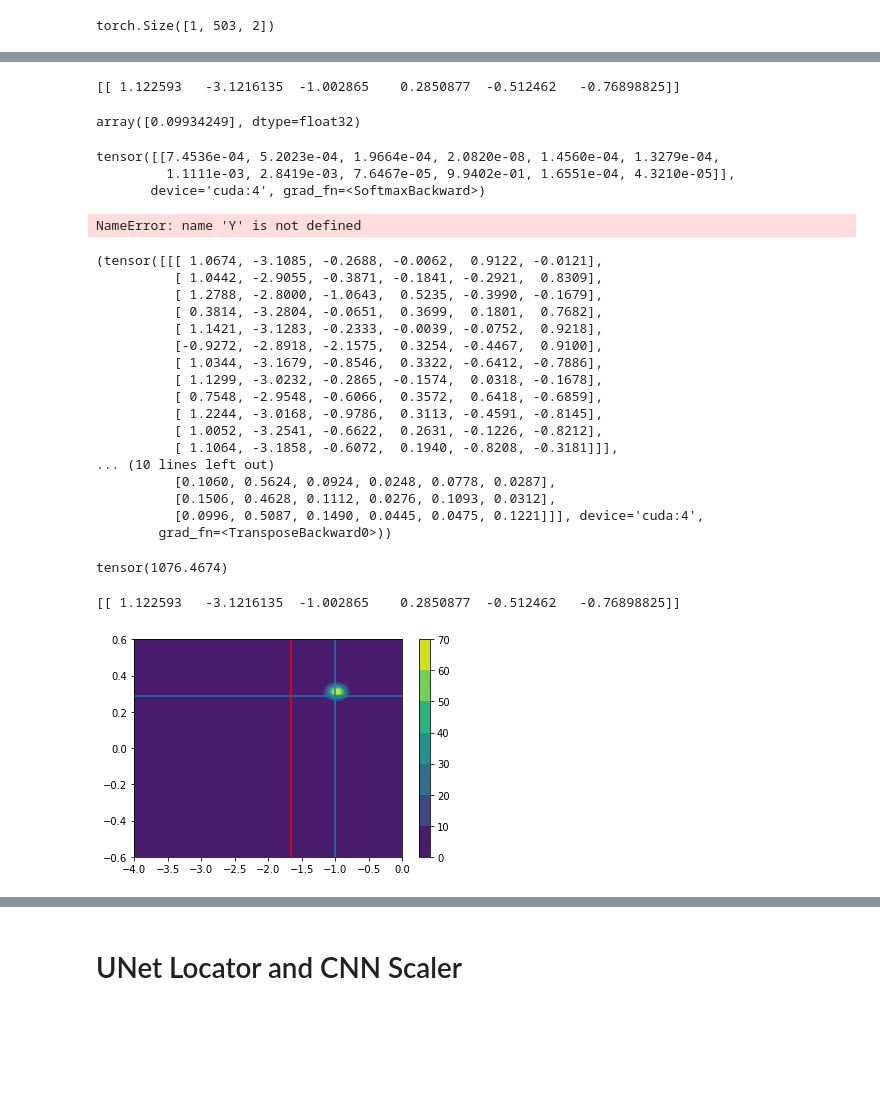
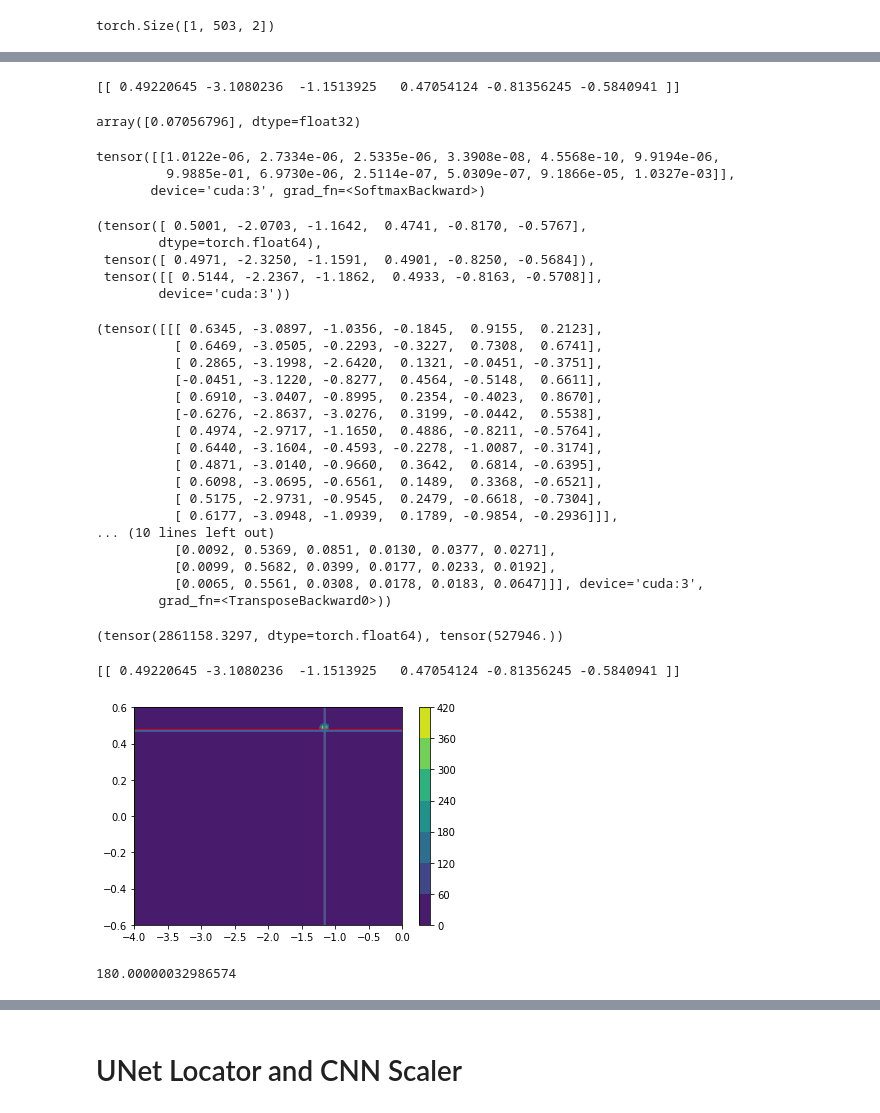
Before and after one commit to haimengzhao/magic-microlensing, a Jupyter notebook: analysis.ipynb, the cells around one changed output, grey strips where cells are left out. Cells and saved outputs as stored; diff of their text form; code cells hidden in the pictures; blank space fills up the shorter version.

```diff
--- a/analysis.ipynb
+++ b/analysis.ipynb
@@ -5,13 +5,20 @@ import matplotlib.pyplot as plt
 %matplotlib inline
 import h5py
 # %%
-with h5py.File('/work/hmzhao/irregular-lc/roman-0-8dof-located-logsig.h5', mode='r') as dataset_file:
+with h5py.File('/work/hmzhao/irregular-lc/roman-1-8dof-located-logsig.h5', mode='r') as dataset_file:
     Y = torch.tensor(dataset_file['Y'][...])
     X_even = torch.tensor(dataset_file['X_even'][...])
     X_rand = torch.tensor(dataset_file['X_random'][...])
 
 # preprocess
 nanind = torch.where(~torch.isnan(X_even[:, 0, 1]))[0]
+Y = Y[nanind]
+
+# discard uncertainty bar
+X_even = X_even[nanind]
+X_rand = X_rand[nanind]
+# preprocess
+nanind = torch.where(~torch.isnan(X_rand[:, 0, 1]))[0]
 Y = Y[nanind]
 
 # discard uncertainty bar
@@ -179,9 +182,9 @@ from model.cde_mdn import CDE_MDN
 import torchcde
 import os
 
-device = torch.device("cuda:4" if torch.cuda.is_available() else "cpu")
+device = torch.device("cuda:3" if torch.cuda.is_available() else "cpu")
 
-checkpt = torch.load('/work/hmzhao/experiments/cde_mdn/experiment_00.ckpt', map_location='cpu')
+checkpt = torch.load('/work/hmzhao/experiments/cde_mdn/experiment_0.ckpt', map_location='cpu')
 ckpt_args = checkpt['args']
 state_dict = checkpt['state_dict']
 
@@ -278,11 +286,11 @@ pi, normal = model(train_coeffs[[num]].float().to(device))
 sample = model.sample(pi, normal).cpu().numpy()
 print(sample)
 # %% [output]
-[[ 1.122593   -3.1216135  -1.002865    0.2850877  -0.512462   -0.76898825]]
+[[ 0.49220645 -3.1080236  -1.1513925   0.47054124 -0.81356245 -0.5840941 ]]
 # %%
 10**sample[:, 2]
 # %% [output]
-array([0.09934249], dtype=float32)
+array([0.07056796], dtype=float32)
 # %%
 from tqdm.notebook import tqdm
 # qsnormal = torch.distributions.Normal(normal.loc[:, :, [0, 3]], normal.scale[:, :, [0, 3]])
@@ -297,54 +305,59 @@ for i in tqdm(range(10000)):
 # %%
 pi.probs
 # %% [output]
-tensor([[7.4536e-04, 5.2023e-04, 1.9664e-04, 2.0820e-08, 1.4560e-04, 1.3279e-04,
-         1.1111e-03, 2.8419e-03, 7.6467e-05, 9.9402e-01, 1.6551e-04, 4.3210e-05]],
-       device='cuda:4', grad_fn=<SoftmaxBackward>)
+tensor([[1.0122e-06, 2.7334e-06, 2.5335e-06, 3.3908e-08, 4.5568e-10, 9.9194e-06,
+         9.9885e-01, 6.9730e-06, 2.5114e-07, 5.0309e-07, 9.1866e-05, 1.0327e-03]],
+       device='cuda:3', grad_fn=<SoftmaxBackward>)
 # %%
 Y[num], pred[num], model.sample(pi, normal)
 # %% [output]
-NameError: name 'Y' is not defined
+(tensor([ 0.5001, -2.0703, -1.1642,  0.4741, -0.8170, -0.5767],
+        dtype=torch.float64),
+ tensor([ 0.4971, -2.3250, -1.1591,  0.4901, -0.8250, -0.5684]),
+ tensor([[ 0.5144, -2.2367, -1.1862,  0.4933, -0.8163, -0.5708]],
+        device='cuda:3'))
 # %%
 normal.loc, normal.scale
 # %% [output]
-(tensor([[[ 1.0674, -3.1085, -0.2688, -0.0062,  0.9122, -0.0121],
-          [ 1.0442, -2.9055, -0.3871, -0.1841, -0.2921,  0.8309],
-          [ 1.2788, -2.8000, -1.0643,  0.5235, -0.3990, -0.1679],
-          [ 0.3814, -3.2804, -0.0651,  0.3699,  0.1801,  0.7682],
-          [ 1.1421, -3.1283, -0.2333, -0.0039, -0.0752,  0.9218],
-          [-0.9272, -2.8918, -2.1575,  0.3254, -0.4467,  0.9100],
-          [ 1.0344, -3.1679, -0.8546,  0.3322, -0.6412, -0.7886],
-          [ 1.1299, -3.0232, -0.2865, -0.1574,  0.0318, -0.1678],
-          [ 0.7548, -2.9548, -0.6066,  0.3572,  0.6418, -0.6859],
-          [ 1.2244, -3.0168, -0.9786,  0.3113, -0.4591, -0.8145],
-          [ 1.0052, -3.2541, -0.6622,  0.2631, -0.1226, -0.8212],
-          [ 1.1064, -3.1858, -0.6072,  0.1940, -0.8208, -0.3181]]],
+(tensor([[[ 0.6345, -3.0897, -1.0356, -0.1845,  0.9155,  0.2123],
+          [ 0.6469, -3.0505, -0.2293, -0.3227,  0.7308,  0.6741],
+          [ 0.2865, -3.1998, -2.6420,  0.1321, -0.0451, -0.3751],
+          [-0.0451, -3.1220, -0.8277,  0.4564, -0.5148,  0.6611],
+          [ 0.6910, -3.0407, -0.8995,  0.2354, -0.4023,  0.8670],
+          [-0.6276, -2.8637, -3.0276,  0.3199, -0.0442,  0.5538],
+          [ 0.4974, -2.9717, -1.1650,  0.4886, -0.8211, -0.5764],
+          [ 0.6440, -3.1604, -0.4593, -0.2278, -1.0087, -0.3174],
+          [ 0.4871, -3.0140, -0.9660,  0.3642,  0.6814, -0.6395],
+          [ 0.6098, -3.0695, -0.6561,  0.1489,  0.3368, -0.6521],
+          [ 0.5175, -2.9731, -0.9545,  0.2479, -0.6618, -0.7304],
+          [ 0.6177, -3.0948, -1.0939,  0.1789, -0.9854, -0.2936]]],
 ... (10 lines left out)
-          [0.1060, 0.5624, 0.0924, 0.0248, 0.0778, 0.0287],
-          [0.1506, 0.4628, 0.1112, 0.0276, 0.1093, 0.0312],
-          [0.0996, 0.5087, 0.1490, 0.0445, 0.0475, 0.1221]]], device='cuda:4',
+          [0.0092, 0.5369, 0.0851, 0.0130, 0.0377, 0.0271],
+          [0.0099, 0.5682, 0.0399, 0.0177, 0.0233, 0.0192],
+          [0.0065, 0.5561, 0.0308, 0.0178, 0.0183, 0.0647]]], device='cuda:3',
         grad_fn=<TransposeBackward0>))
 # %%
-# torch.exp(-model.mdn_loss(pi, normal, Y[[num]].to(device)).detach().cpu()), \
+torch.exp(-model.mdn_loss(pi, normal, Y[[num]].to(device)).detach().cpu()), \
 torch.exp(-model.mdn_loss(pi, normal, model.sample(pi, normal).to(device)).detach().cpu())
 # %% [output]
-tensor(1076.4674)
+(tensor(2861158.3297, dtype=torch.float64), tensor(527946.))
 # %%
 # plt.imshow(prob.reshape(100, 100), origin='lower')
 x, y = torch.meshgrid(torch.linspace(-4, 0, 100), torch.linspace(-0.6, 0.6, 100))
 # x, y = torch.meshgrid(torch.linspace(0, 1, 100), torch.linspace(-0.6, 0.6, 100))
 plt.contourf(x, y, prob.reshape(100, 100))
 # plt.contourf(torch.linspace(0, 1, 100), torch.linspace(-0.6, 0.6, 100), prob.reshape(100, 100).T)
 # plt.hlines(Y[num, 3], 0, 1, colors='red')
 # plt.vlines(Y[num, 0], -0.6, 0.6, colors='red')
 # plt.hlines(sample[0, 3], 0, 1)
 # plt.vlines(sample[0, 0], -0.6, 0.6)
-plt.hlines(sample[num, 3], -4, 0)
-plt.vlines(sample[num, 2], -0.6, 0.6)
-plt.vlines(np.log10(0.022), -0.6, 0.6, color='red')
+plt.hlines(Y[num, 3], -4, 0, colors='red')
+plt.vlines(Y[num, 2], -0.6, 0.6, colors='red')
+plt.hlines(sample[0, 3], -4, 0)
+plt.vlines(sample[0, 2], -0.6, 0.6)
 plt.colorbar()
 # print(Y[num])
 print(sample)
 # %% [output]
-[[ 1.122593   -3.1216135  -1.002865    0.2850877  -0.512462   -0.76898825]]
+[[ 0.49220645 -3.1080236  -1.1513925   0.47054124 -0.81356245 -0.5840941 ]]
-[figure, old version]
+[figure, new version]
@@ -350,0 +417,4 @@ print(sample)
+# %%
+np.arcsin(Y[num, 5].item())/np.pi*180 + 2.15215555e+02
+# %% [output]
+180.00000032986574
```
Also changed, not shown: parts of 20 cells of this notebook, 6 other files.
